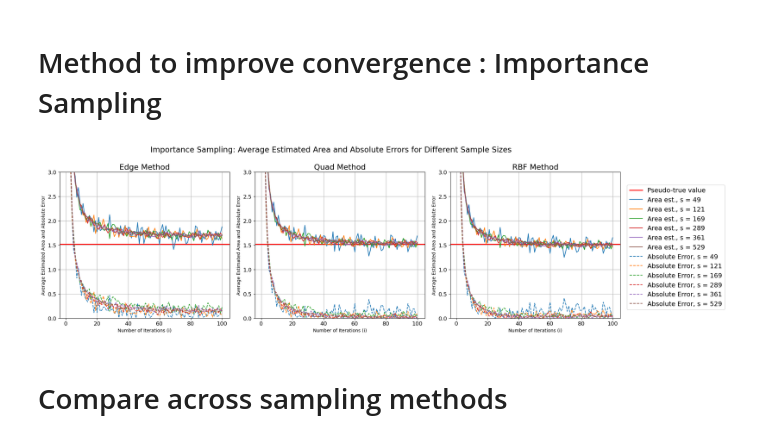
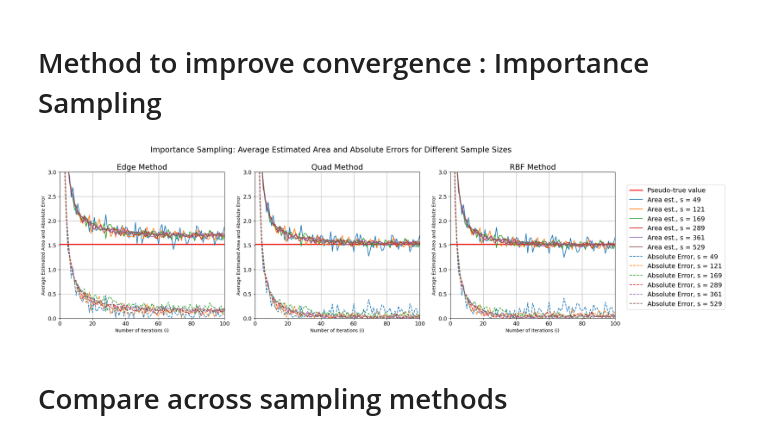
Before and after one commit to guoda23/stochastic_simulation_assignment_1, a Jupyter notebook: combined_sampling_methods.ipynb, the cells around one changed output. Saved outputs shown, nothing was run; the diff lists cells and outputs as text; code cells hidden in the pictures.

```diff
--- a/combined_sampling_methods.ipynb
+++ b/combined_sampling_methods.ipynb
@@ -368,7 +368,7 @@ num_runs = 30
 sampling_methods = ['Uniform Sampling', 'Latin Hypercube Sampling', 'Orthogonal Sampling']
 
 #Initiate variabes storing data for all sampling methods
-all_average_areas = []
+all_areas = []
 all_absolute_errors = []
 
 # Get colors for the plots
@@ -382,6 +382,7 @@ for sampling_method in sampling_methods:
 
     # Calculate area estimations
     area_estimations_sum = calculate_area_estimations(xmin, xmax, ymin, ymax, i_max, s_values, num_runs, reference_areas, sampling_method = sampling_method)
+    all_areas.append(area_estimations_sum)
 
     # Calculate the reference area averages for each 's' value
     reference_areas_avg = np.mean(reference_areas, axis=1)
@@ -390,7 +391,6 @@ for sampling_method in sampling_methods:
 
     # Calculate the average estimated area for each sample size
     average_area_by_sample = np.mean(area_estimations_sum, axis=2)
-    all_average_areas.append(average_area_by_sample)
 
     # Plotting pseudo-true value line as reference
     plt.axhline(y=pseudo_true_area, color='r', label='Pseudo-true value', linewidth=2)
@@ -407,8 +407,8 @@ for sampling_method in sampling_methods:
     all_absolute_errors.append(absolute_errors)
 
     # Plot the absolute errors for different s_values
-    for i, s in enumerate(s_values):
-        plt.plot(range(1, i_max + 1), absolute_errors[:, i, :].mean(axis=1), color=color_cycle[i], linestyle='--', label=f'Absolute Error, s = {s}')
+    for idx, s in enumerate(s_values):
+        plt.plot(range(1, i_max + 1), absolute_errors[:, idx, :].mean(axis=1), color=color_cycle[idx], linestyle='--', label=f'Absolute Error, s = {s}')
 
     plt.xlabel('Number of Iterations (i)')
     plt.ylabel('Average Estimated Area and Absolute Error')
@@ -543,39 +543,40 @@ for ax in axes:
     ax.set_xlabel('Number of Iterations (i)')
     ax.set_ylabel('Average Estimated Area and Absolute Error')
     ax.set_ylim(bottom = 0, top = 3)
+    ax.set_xlim(left = 0, right = 100)
     ax.tick_params(axis='both', labelsize=12) #Increase font size
     ax.grid()
 
 # Set individual titles
 axes[0].set_title('Edge Method')
 axes[1].set_title('Quad Method')
 axes[2].set_title('RBF Method')
 
 plt.suptitle('Importance Sampling: Average Estimated Area and Absolute Errors for Different Sample Sizes')
 
 # Sample sizes
 s_values = [49, 121, 169, 289, 361, 529] #Orthogonal Sampling only works on sample sizes of prime square values
 
 # Plotting the absolute error
 
 # Plot for Edge Method
 for idx, s in enumerate(s_values):
     axes[0].plot(range(1, i_max + 1), error_edge[:, idx], label=f'Absolute Error, s = {s}', linestyle='--', color = color_cycle[idx])
 
 # Plot for Quad Method
 for idx, s in enumerate(s_values):
     axes[1].plot(range(1, i_max + 1), error_quad[:, idx], linestyle='--', color = color_cycle[idx])
 
 # Plot for RBF Method
 for idx, s in enumerate(s_values):
     axes[2].plot(range(1, i_max + 1), error_rbf[:, idx], linestyle='--', color = color_cycle[idx])
 
 fig.legend(loc='upper right', bbox_to_anchor=(1.17, 0.8))
 plt.tight_layout()
 plt.savefig('importance_sampling', dpi=300, bbox_inches='tight', pad_inches=0.1)
 plt.show()
 # %% [output]
-[figure, old version]
+[figure, new version]
 # %% [markdown]
 # Compare across sampling methods
 # %%
```
Also changed, not shown: parts of 4 cells of this notebook, 1 other file.
